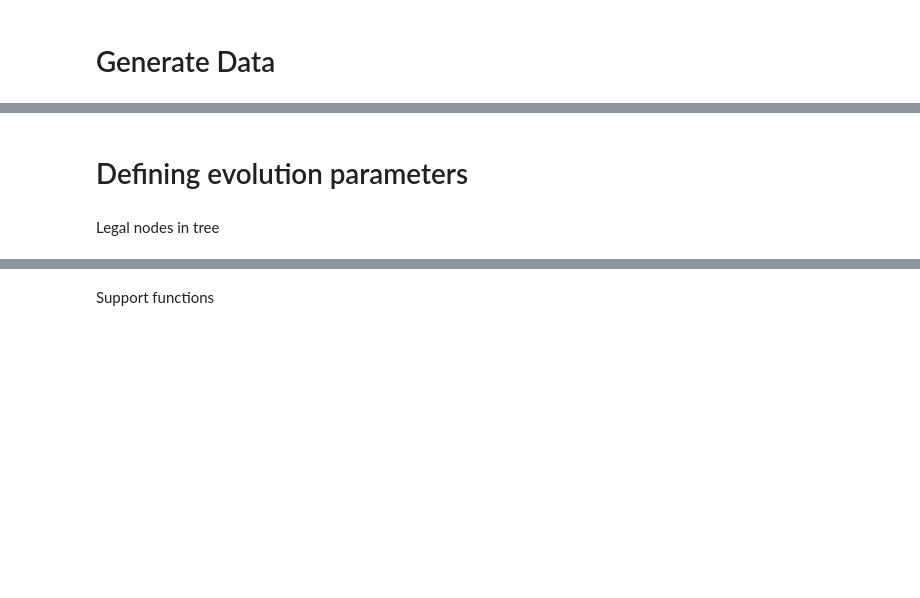
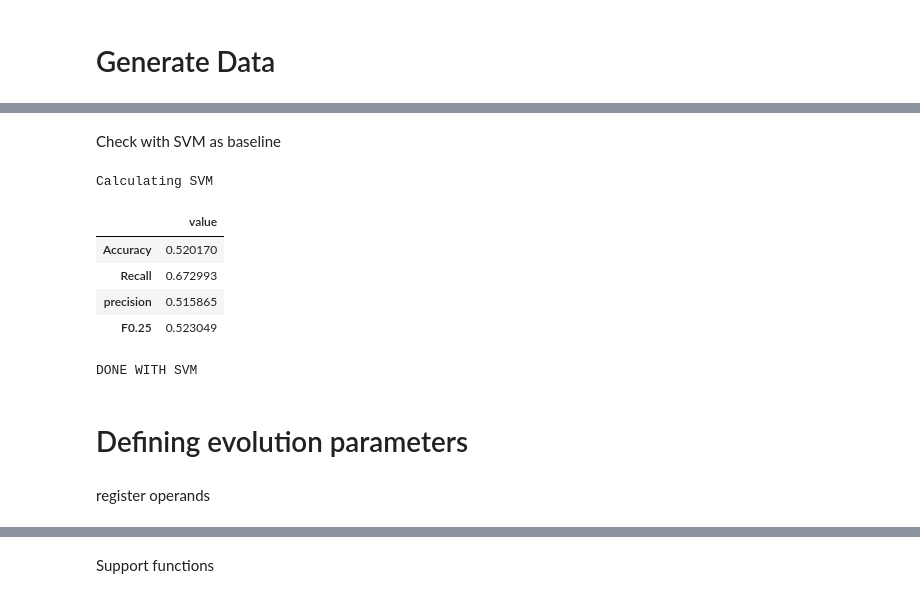
Before and after one commit to GuysBarash/Genetic-programing-with-DEAP, a Jupyter notebook: evolutionarty_GP.ipynb, the cells around one changed output, grey strips where cells are left out. Drawn from its saved outputs; the diff is of its cells as text; code cells hidden in the pictures; blank space fills up the shorter version.

```diff
--- a/evolutionarty_GP.ipynb
+++ b/evolutionarty_GP.ipynb
@@ -81,4 +106,31 @@ Displaying top 14 out of 2048
+# %% [markdown]
+Check with SVM as baseline
+# %%
+# Solve with SVM
+from sklearn import svm
+
+print("Calculating SVM")
+clf = svm.LinearSVC()
+clf.fit(datadf[datacols], datadf[labelcol])
+predictions = clf.predict(datadf[datacols])
+true_results = datadf[labelcol]
+scoring_sr = pd.DataFrame(dtype=np.float, columns=['value'])
+scoring_sr.loc['Accuracy', 'value'] = accuracy_score(true_results, predictions)
+scoring_sr.loc['Recall', 'value'] = recall_score(true_results, predictions)
+scoring_sr.loc['precision', 'value'] = precision_score(true_results, predictions)
+scoring_sr.loc['F0.25', 'value'] = fbeta_score(true_results, predictions, beta=0.25)
+
+display(scoring_sr)
+print("DONE WITH SVM")
+# %% [output]
+Calculating SVM
+|  | value |
+| Accuracy | 0.520170 |
+| Recall | 0.672993 |
+| precision | 0.515865 |
+| F0.25 | 0.523049 |
+DONE WITH SVM
 # %% [markdown]
 # Defining evolution parameters
-# %% [markdown]
-Legal nodes in tree
+# %% [markdown]
+register operands
```
Also changed, not shown: parts of 31 cells of this notebook.
